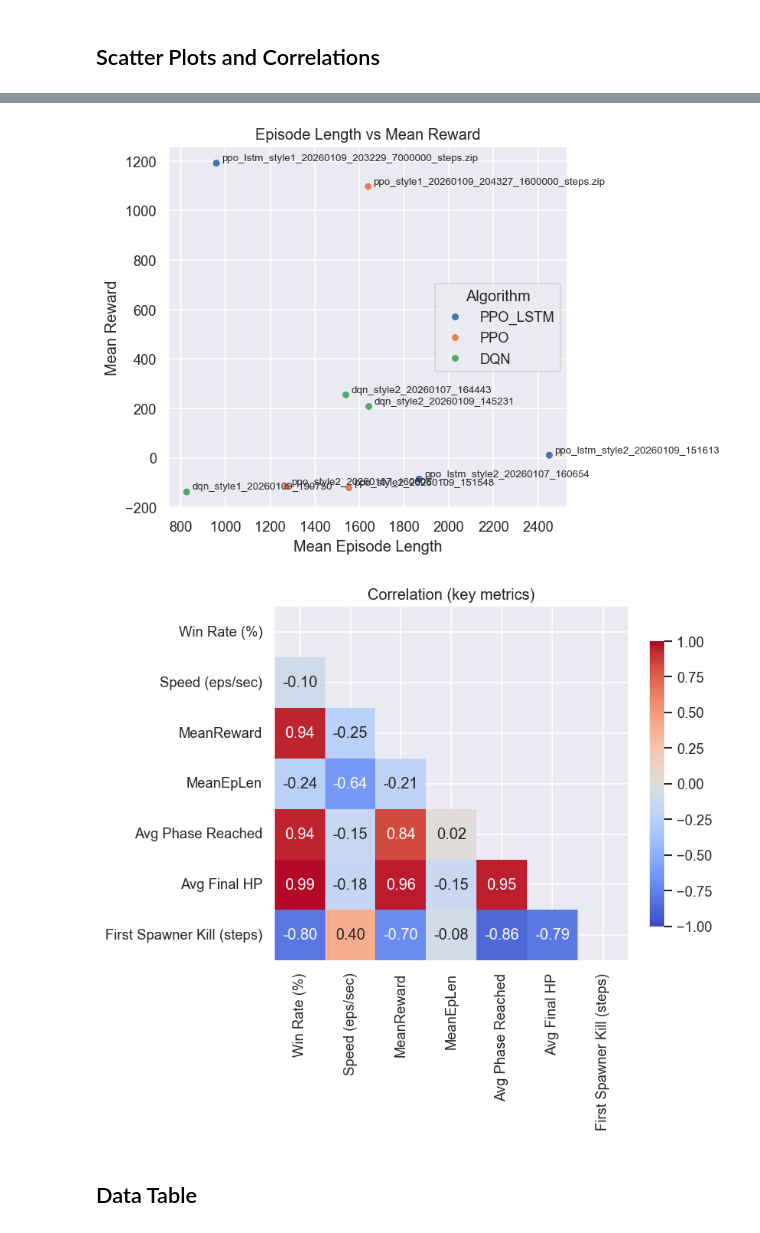
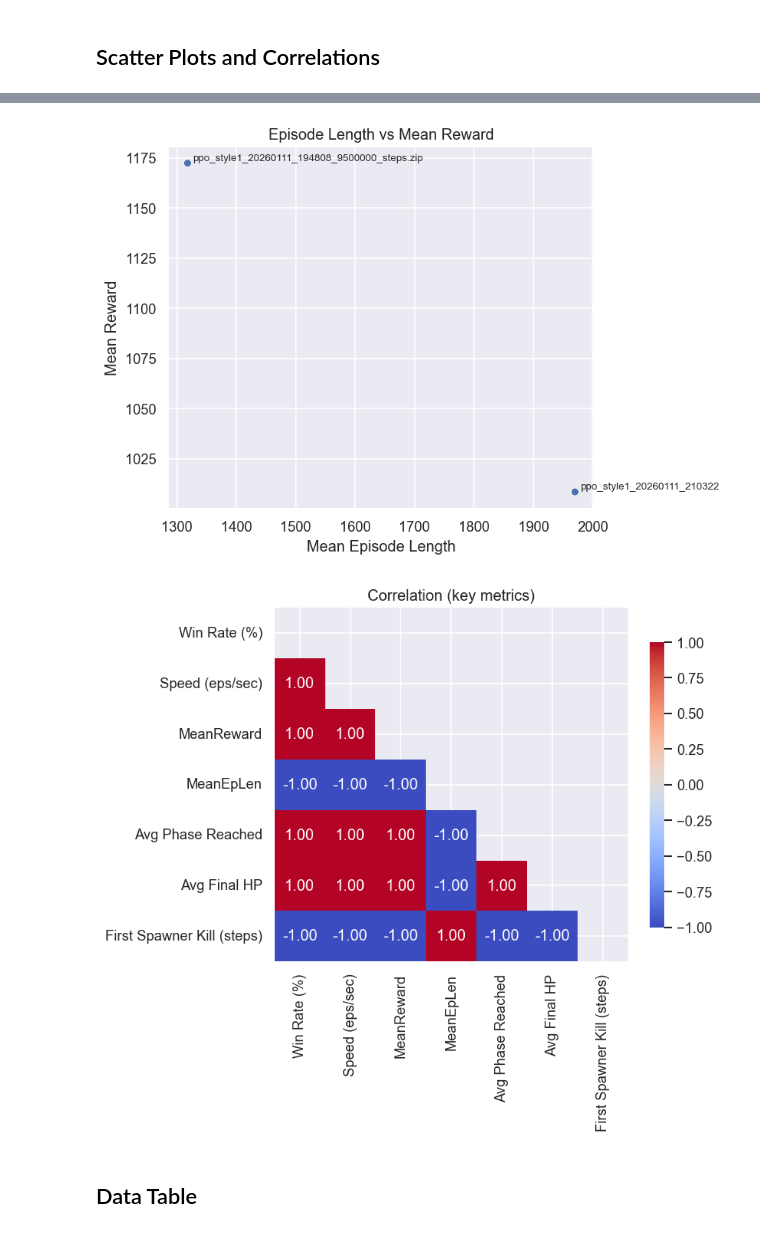
Before and after one commit to klenathan/GAIT_ASM3_RL, a Jupyter notebook: model_comparison.ipynb, the cells around one changed output, grey strips where cells are left out. Drawn from its saved outputs; the diff is of its cells as text; code cells hidden in the pictures.

Commit message:
modify curriculum

```diff
--- a/model_comparison.ipynb
+++ b/model_comparison.ipynb
@@ -33,3 +35,10 @@ df = df_raw.copy()
+# %%
+# -----------
+# Load CSV single file eval
+# -----------
+df_raw = pd.read_csv("comparison_s1_curriculum.csv")
+
+df = df_raw.copy()
 # %%
 # -------------------------
 # Cleaning / parsing helpers
@@ -284,7 +293,12 @@ if safe_col("MeanEpLen") and safe_col("Speed (eps/sec)"):
         sizes = 30 + 3 * np.nan_to_num(wr, nan=0.0)
 
     plt.figure(figsize=(7, 5))
-    scatter = sns.scatterplot(x=x, y=y, size=sizes if sizes is not None else 50, sizes=(20, 300), legend=False, hue=df_plot['Algorithm'])
+    scatter = sns.scatterplot(
+        x=x, y=y,
+        size=sizes if sizes is not None else 50, sizes=(20, 300), legend=False, hue=df_plot['Algorithm'],
+    )
+    scatter.set_xlim(0, 3000)
+    scatter.set_ylim(-10, 110)
     for i, name in enumerate(labels):
         plt.annotate(name, (x[i], y[i]), fontsize=8, xytext=(6, 0), textcoords="offset points", alpha=0.5)
     plt.title("Episode Length vs Winrate")
@@ -310,28 +311,30 @@ if safe_col("MeanEpLen") and safe_col("Speed (eps/sec)"):
 # %%
 # -------------------------
 # Scatter: Speed vs Reward (and win rate as point size if available)
 # -------------------------
 if safe_col("MeanEpLen") and safe_col("MeanReward"):
     x = df_plot["MeanEpLen"].to_numpy()
     y = df_plot["MeanReward"].to_numpy()
 
     sizes = None
     if safe_col("Win Rate (%)"):
         wr = df_plot["Win Rate (%)"].to_numpy()
         # scale sizes gently (avoid 0)
         sizes = 30 + 3 * np.nan_to_num(wr, nan=0.0)
 
     plt.figure(figsize=(7, 5))
-    sns.scatterplot(x=x, y=y, legend=True, hue=df_plot['Algorithm'])
+    scatter = sns.scatterplot(x=x, y=y, legend=False, hue=df_plot['Algorithm'])
+    # scatter.set_xlim(0, 1100)
+    # scatter.set_ylim(0, 1300)
     for i, name in enumerate(labels):
         plt.annotate(name, (x[i], y[i]), fontsize=8, xytext=(4, 2), textcoords="offset points")
     plt.title("Episode Length vs Mean Reward")
     plt.xlabel("Mean Episode Length")
     plt.ylabel("Mean Reward")
     plt.tight_layout()
     plt.show()
 # %% [output]
-[figure, old version]
+[figure, new version]
 # %%
 # -------------------------
 # Correlation heatmap of key metrics
@@ -362,7 +365,7 @@ if len(key_metrics) >= 3:
     plt.tight_layout()
     plt.show()
 # %% [output]
-[figure, old version]
+[figure, new version]
 # %% [markdown]
 ## Data Table
 # %%
```
Also changed, not shown: parts of 11 cells of this notebook, 12 other files.
